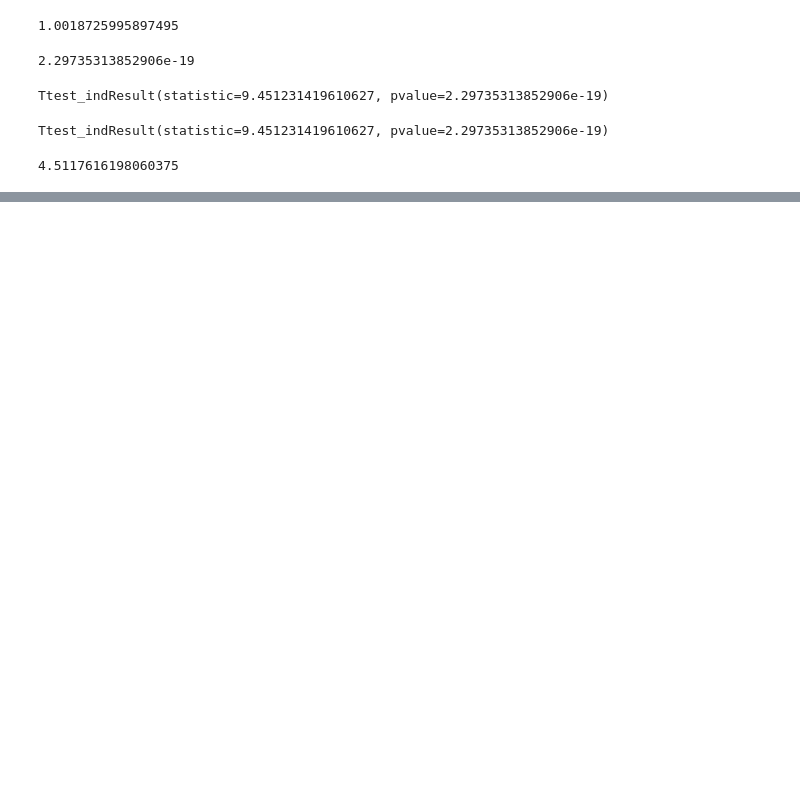
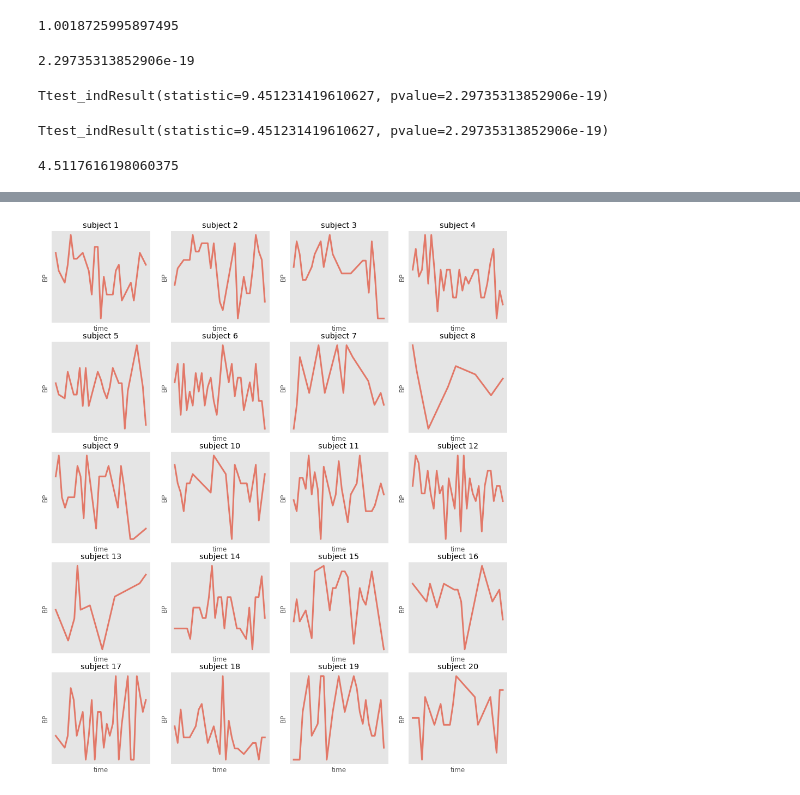
Before and after one commit to JulietteFranque/SDS383D_JF, a Jupyter notebook: exercises-04/notebooks/blood_pressure.ipynb, the cells around one changed output, grey strips where cells are left out. Drawn from its saved outputs; the diff is of its cells as text; code cells hidden in the pictures; blank space fills up the shorter version.

```diff
--- a/exercises-04/notebooks/blood_pressure.ipynb
+++ b/exercises-04/notebooks/blood_pressure.ipynb
@@ -63 +70,18 @@ gibbs.plot_all_posteriors();
 <Figure size 432x288 with 0 Axes>
+# %%
+plt.rcParams['figure.figsize'] = 15, 18
+group_dicts = df.groupby('group').groups
+for i in range(20):
+    plt.subplot(5,4, i+1)
+    df_to_plot = df.loc[group_dicts[i+1]]
+    plt.plot(df_to_plot['date'], df_to_plot['values'], lw=3, alpha=.7)
+    plt.xticks([])
+    plt.yticks([])
+    plt.title(f'subject {i+1}')
+    plt.ylabel('BP')
+    plt.xlabel('time')
+
+
+plt.rcParams['figure.figsize'] = 6, 4
+# %% [output]
+[figure, added]
```
Also changed, not shown: parts of 17 cells of this notebook, 4 other files.
